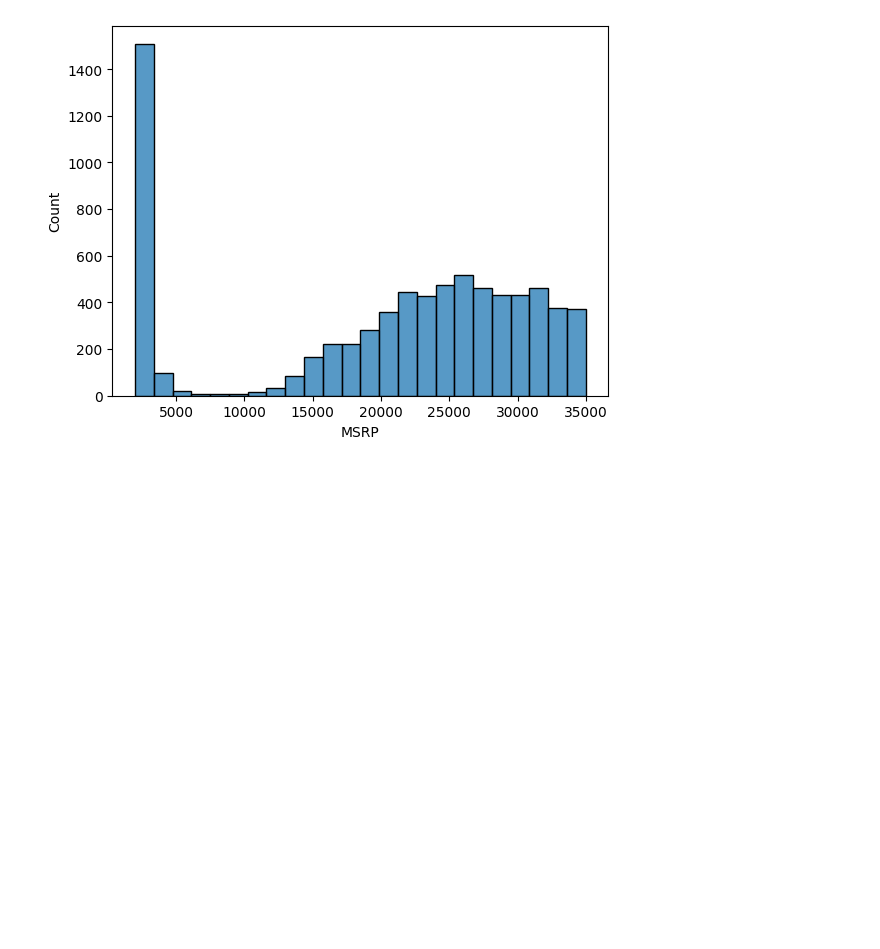
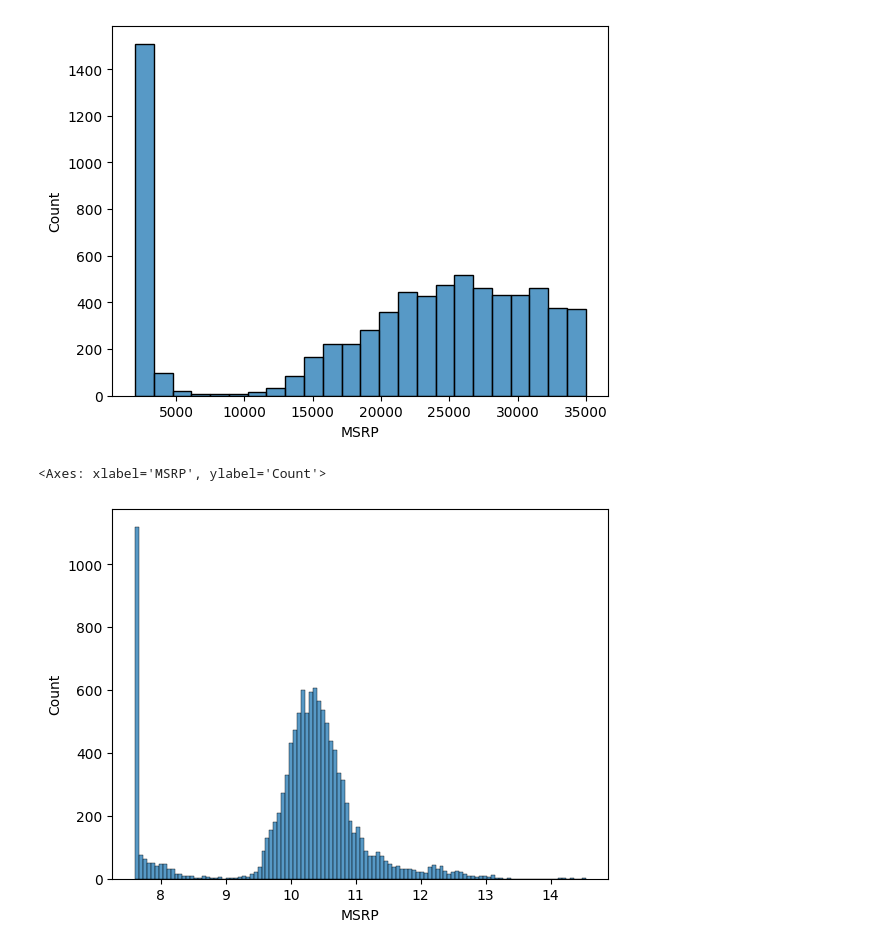
Before and after one commit to Naturalenemy07/CS543_ML, a Jupyter notebook: vscode/homework/MLB_2.ipynb, the cells around one changed output. Drawn from its saved outputs; the diff is of its cells as text; code cells hidden in the pictures; blank space fills up the shorter version.

```diff
--- a/vscode/homework/MLB_2.ipynb
+++ b/vscode/homework/MLB_2.ipynb
@@ -80,3 +84,10 @@ sns.histplot(cardata.MSRP[cardata.MSRP < 35000])
 # %% [output]
 <Axes: xlabel='MSRP', ylabel='Count'>
 [figure]
+# %%
+log_price = np.log1p(cardata.MSRP)
+# %%
+sns.histplot(log_price)
+# %% [output]
+<Axes: xlabel='MSRP', ylabel='Count'>
+[figure, added]
```
Also changed, not shown: parts of 4 cells of this notebook, 7 other files.
